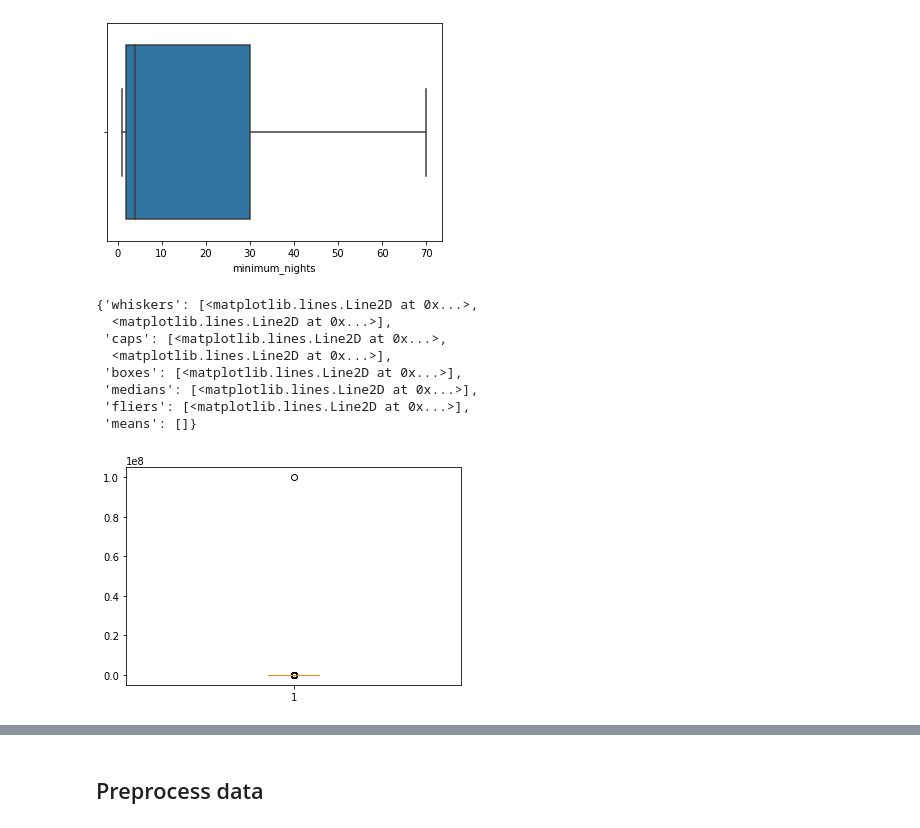
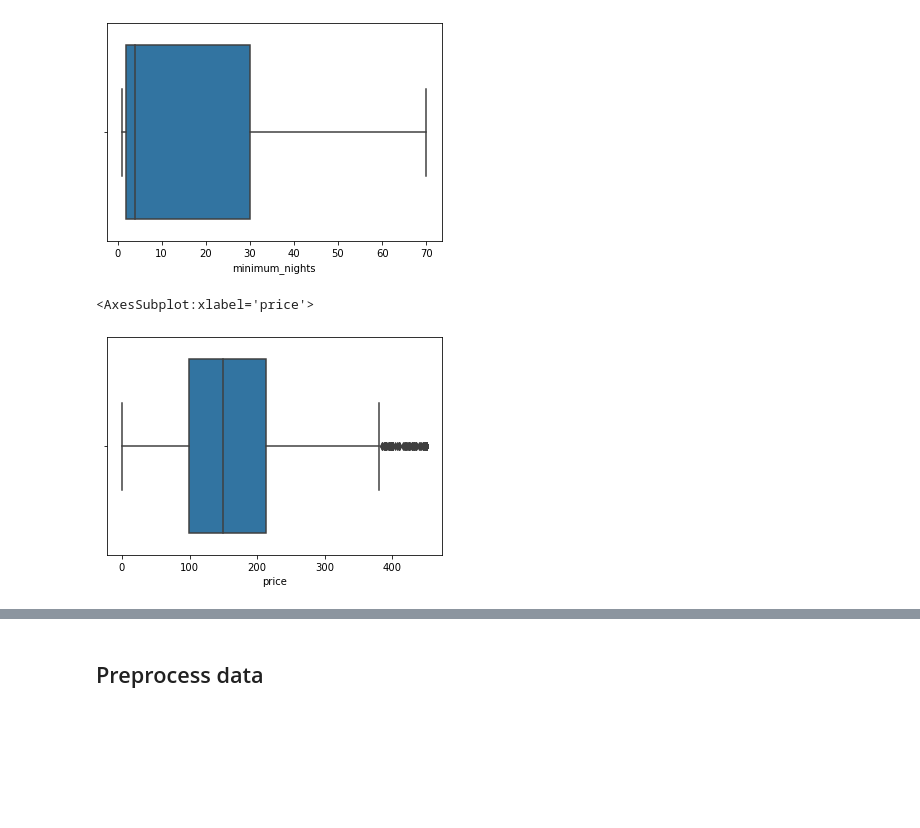
Before and after one commit to luiveldel/DataScientistCertificate--HousePricing, a Jupyter notebook: House Price Prediction Linear Regression.ipynb, the cells around one changed output, grey strips where cells are left out. Cells and saved outputs as stored; diff of their text form; code cells hidden in the pictures; blank space fills up the shorter version.

```diff
--- a/House Price Prediction Linear Regression.ipynb
+++ b/House Price Prediction Linear Regression.ipynb
@@ -197,18 +203,11 @@ sns.boxplot(filtered_df["minimum_nights"])
 # %% [output]
 <AxesSubplot:xlabel='minimum_nights'>
 [figure]
-# %%
-plt.boxplot(house_df["minimum_nights"])
-# %% [output]
-{'whiskers': [<matplotlib.lines.Line2D at 0x...>,
-  <matplotlib.lines.Line2D at 0x...>],
- 'caps': [<matplotlib.lines.Line2D at 0x...>,
-  <matplotlib.lines.Line2D at 0x...>],
- 'boxes': [<matplotlib.lines.Line2D at 0x...>],
- 'medians': [<matplotlib.lines.Line2D at 0x...>],
- 'fliers': [<matplotlib.lines.Line2D at 0x...>],
- 'means': []}
-[figure, removed]
+# %%
+sns.boxplot(filtered_df["price"])
+# %% [output]
+<AxesSubplot:xlabel='price'>
+[figure, added]
 # %%
 sns.boxplot(data=filtered_df['price'])
 # %% [output]
```
Also changed, not shown: parts of 37 cells of this notebook.
